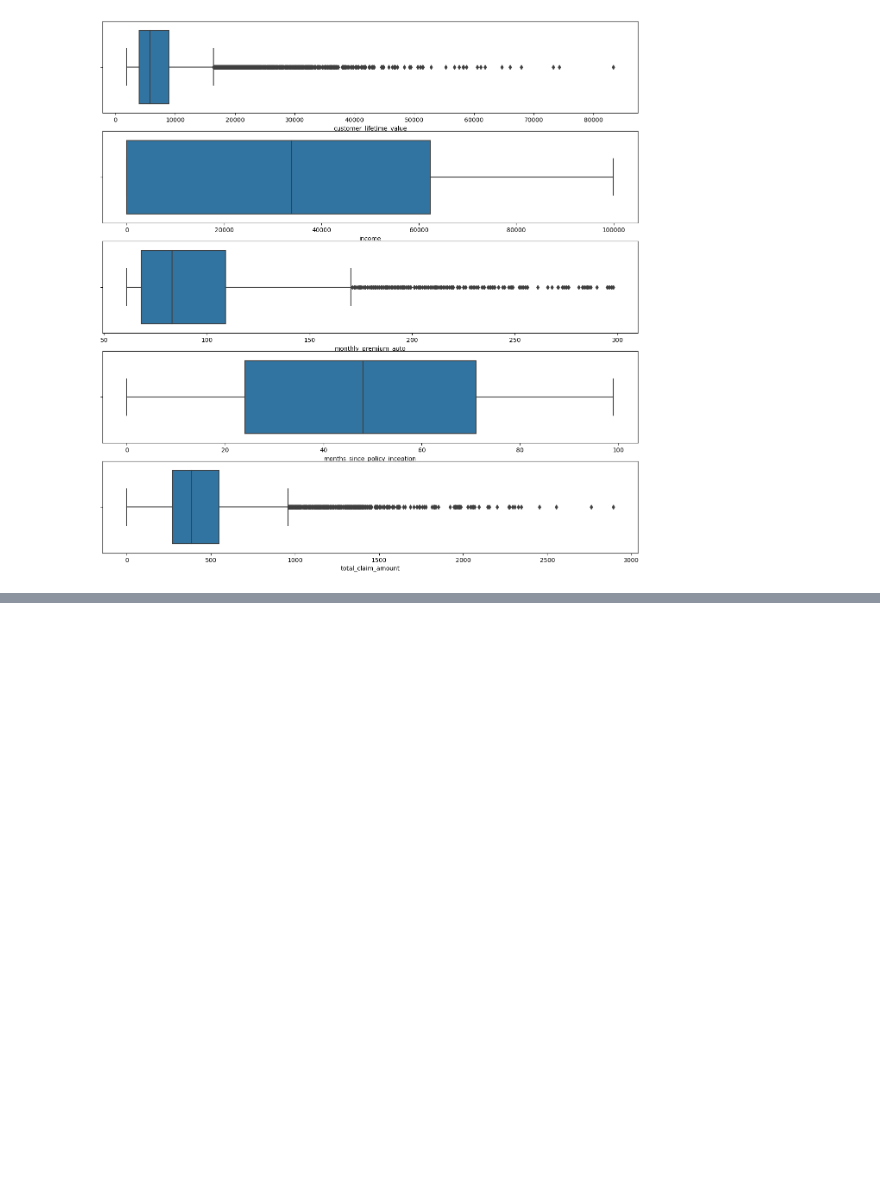
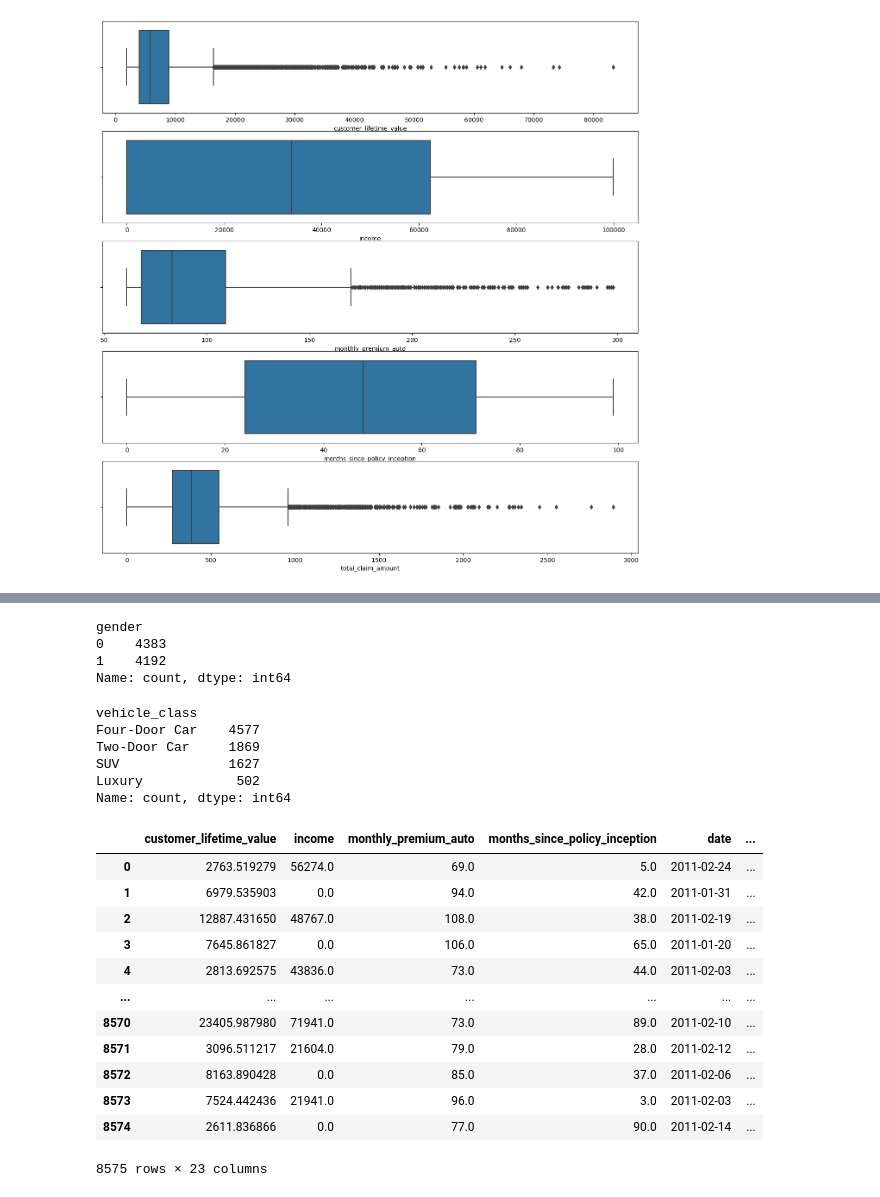
Before and after one commit to henrysoysa/lab-cleaning-categorical-data, a Jupyter notebook: Cleaning_numerical_data_lab-Copy1.ipynb, the cells around one changed output, grey strips where cells are left out. Cells and saved outputs as stored; diff of their text form; code cells hidden in the pictures; blank space fills up the shorter version.

```diff
--- a/Cleaning_numerical_data_lab-Copy1.ipynb
+++ b/Cleaning_numerical_data_lab-Copy1.ipynb
@@ -464,0 +474,51 @@ KeyError: 'No'
+# %%
+# Cast male into 1, female into 0
+concatenated_df['gender'] = np.where(concatenated_df['gender'] == 'M', 1, 0)
+concatenated_df['gender'].value_counts()
+# %% [output]
+gender
+0    4383
+1    4192
+Name: count, dtype: int64
+# %%
+concatenated_df['vehicle_class'] = np.where(concatenated_df['vehicle_class'].isin(
+['Sports Car', 'Luxury SUV', 'Luxury Car']), 'Luxury', concatenated_df['vehicle_class'])
+concatenated_df['vehicle_class'].value_counts()
+# %% [output]
+vehicle_class
+Four-Door Car    4577
+Two-Door Car     1869
+SUV              1627
+Luxury            502
+Name: count, dtype: int64
+# %%
+def ordinal_column_encoder(df: pd.DataFrame, col: str, values: dict):
+    df2 = df.copy()
+    df2 = df2.replace({col:values})
+    return df2
+# %%
+values_employment = {'Employed': 2,
+                  'Inactive': 1,
+                  'Unemployed':0}
+
+values_coverage = {'Basic':0,
+                  'Extended':1,
+                  'Premium':2}
+
+values_location = {'Rural':0,
+                  'Suburban': 1,
+                  'Urban':2}
+
+values_vehicle = {'Small':0,
+                 'Medsize':1,
+                 'Large':2}
+
+values_gender = {'F':0,
+                'M':1}
+
+values_response = {'Yes': 1,
+                  'No': 0}
+
+values_list_ordinal = [values_employment, values_coverage,
+                       values_location, values_vehicle,
+                      values_gender, values_response]
@@ -464,0 +535,16 @@ KeyError: 'No'
+# %%
+ordinal_column_encoder(concatenated_df, 'employmentstatus', values_employment)
+# %% [output]
+|  | customer_lifetime_value | income | monthly_premium_auto | months_since_policy_inception | date | ... |
+| 0 | 2763.519279 | 56274.0 | 69.0 | 5.0 | 2011-02-24 | ... |
+| 1 | 6979.535903 | 0.0 | 94.0 | 42.0 | 2011-01-31 | ... |
+| 2 | 12887.431650 | 48767.0 | 108.0 | 38.0 | 2011-02-19 | ... |
+| 3 | 7645.861827 | 0.0 | 106.0 | 65.0 | 2011-01-20 | ... |
+| 4 | 2813.692575 | 43836.0 | 73.0 | 44.0 | 2011-02-03 | ... |
+| ... | ... | ... | ... | ... | ... | ... |
+| 8570 | 23405.987980 | 71941.0 | 73.0 | 89.0 | 2011-02-10 | ... |
+| 8571 | 3096.511217 | 21604.0 | 79.0 | 28.0 | 2011-02-12 | ... |
+| 8572 | 8163.890428 | 0.0 | 85.0 | 37.0 | 2011-02-06 | ... |
+| 8573 | 7524.442436 | 21941.0 | 96.0 | 3.0 | 2011-02-03 | ... |
+| 8574 | 2611.836866 | 0.0 | 77.0 | 90.0 | 2011-02-14 | ... |
+8575 rows × 23 columns
```
Also changed, not shown: parts of 52 cells of this notebook.
